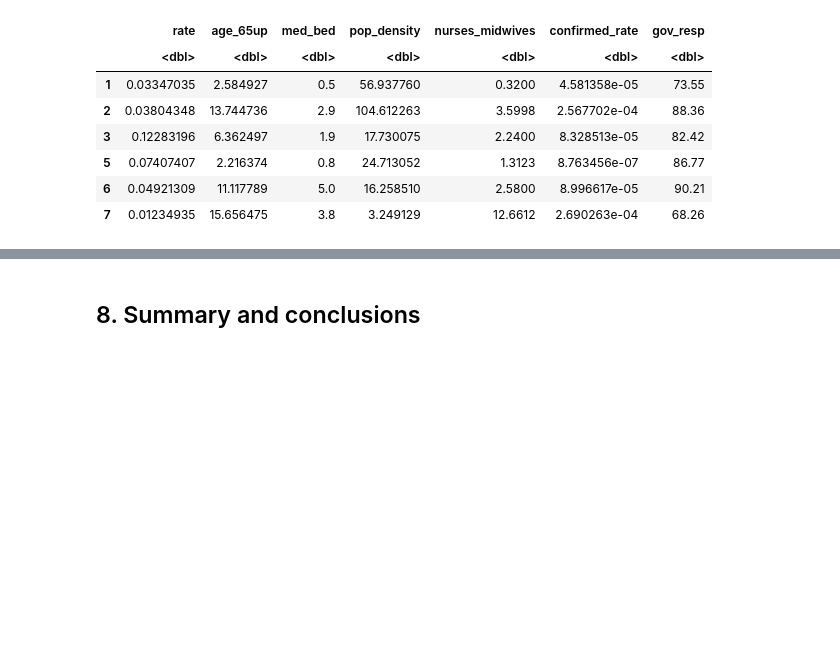
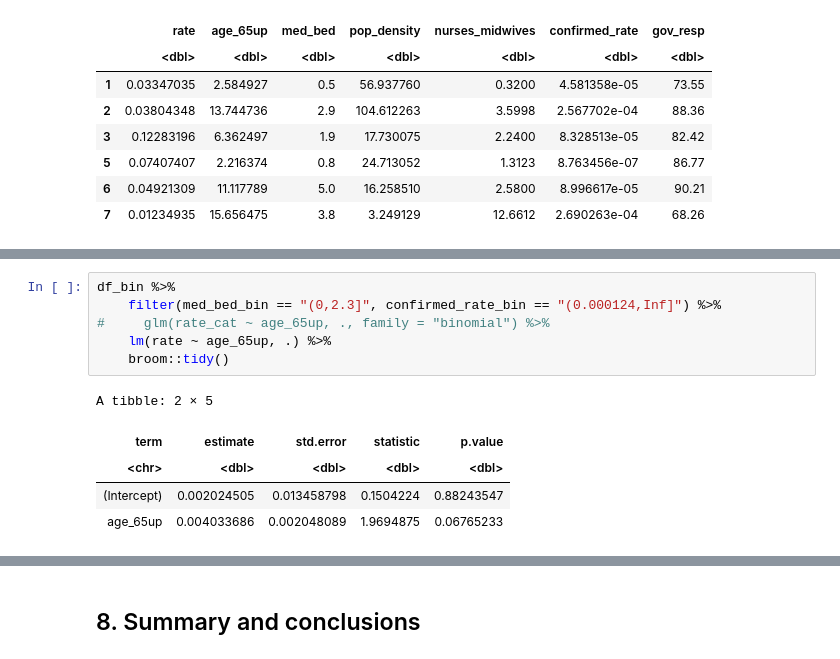
Before and after one commit to flizhou/age_effects_on_COVID-19, a Jupyter notebook: scripts/eda.ipynb, the cells around one changed output, grey strips where cells are left out. Cells and saved outputs as stored; diff of their text form; blank space fills up the shorter version.

```diff
--- a/scripts/eda.ipynb
+++ b/scripts/eda.ipynb
@@ -1333,0 +1284,12 @@ ERROR: Error in if (d2 == 0L) {: missing value where TRUE/FALSE needed
+# %%
+df_bin %>%
+    filter(med_bed_bin == "(0,2.3]", confirmed_rate_bin == "(0.000124,Inf]") %>%
+#     glm(rate_cat ~ age_65up, ., family = "binomial") %>%
+    lm(rate ~ age_65up, .) %>%
+    broom::tidy()
+# %% [output]
+A tibble: 2 × 5
+| term | estimate | std.error | statistic | p.value |
+| <chr> | <dbl> | <dbl> | <dbl> | <dbl> |
+| (Intercept) | 0.002024505 | 0.013458798 | 0.1504224 | 0.88243547 |
+| age_65up | 0.004033686 | 0.002048089 | 1.9694875 | 0.06765233 |
```
Also changed, not shown: parts of 25 cells of this notebook.
